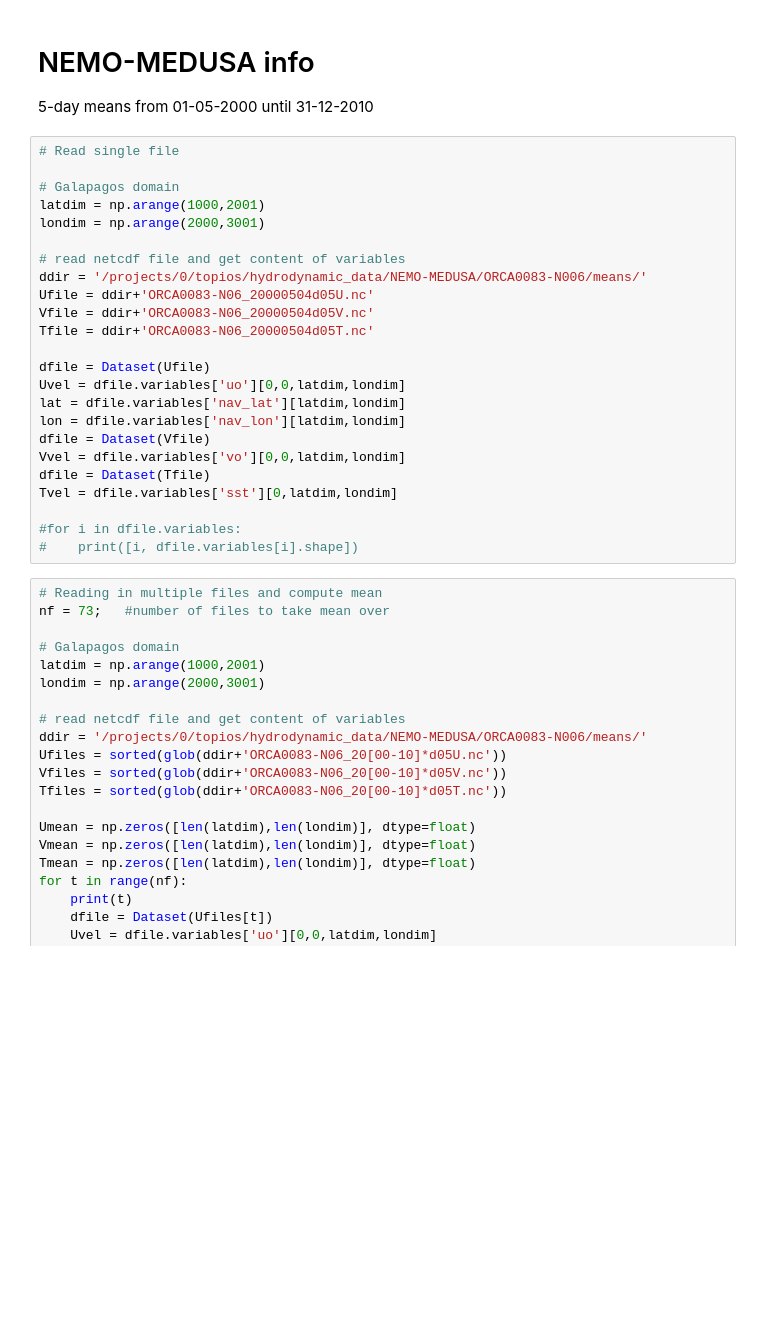
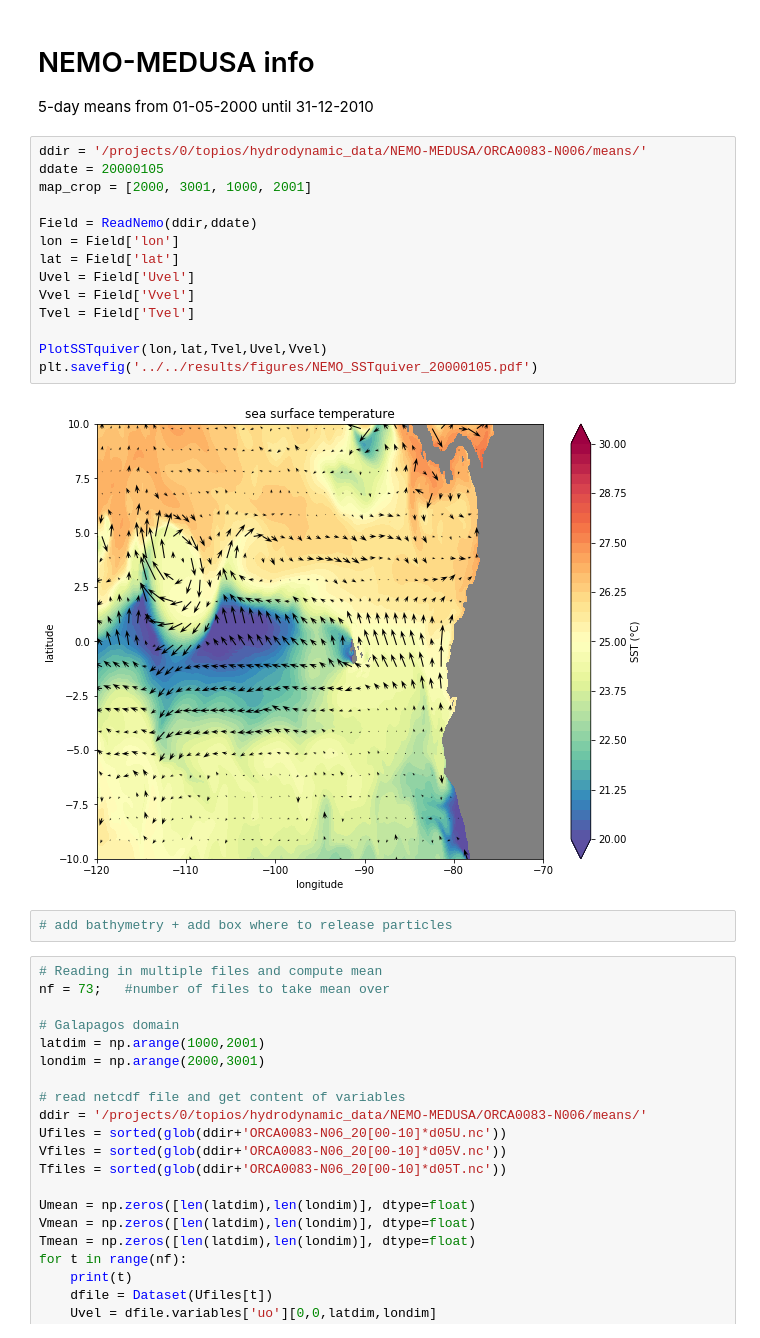
Before and after one commit to SLYpma/GalapagosProject, a Jupyter notebook: scripts/analysis/NEMOfields.ipynb, the cells around one changed output. Drawn from its saved outputs; the diff is of its cells as text; blank space fills up the shorter version.

Commit message:
added quiverSST plot

```diff
--- a/scripts/analysis/NEMOfields.ipynb
+++ b/scripts/analysis/NEMOfields.ipynb
@@ -15,30 +17,24 @@ from ParticlePlotFunctions import *
 # NEMO-MEDUSA info
 
 5-day means from 01-05-2000 until 31-12-2010
-# %%
-# Read single file
-
-# Galapagos domain
-latdim = np.arange(1000,2001)
-londim = np.arange(2000,3001)
-
-# read netcdf file and get content of variables
-ddir = '/projects/0/topios/hydrodynamic_data/NEMO-MEDUSA/ORCA0083-N006/means/'
-Ufile = ddir+'ORCA0083-N06_20000504d05U.nc'
-Vfile = ddir+'ORCA0083-N06_20000504d05V.nc'
-Tfile = ddir+'ORCA0083-N06_20000504d05T.nc'
-
-dfile = Dataset(Ufile)
-Uvel = dfile.variables['uo'][0,0,latdim,londim]
-lat = dfile.variables['nav_lat'][latdim,londim]
-lon = dfile.variables['nav_lon'][latdim,londim]
-dfile = Dataset(Vfile)
-Vvel = dfile.variables['vo'][0,0,latdim,londim]
-dfile = Dataset(Tfile)
-Tvel = dfile.variables['sst'][0,latdim,londim]
-
-#for i in dfile.variables:
-#    print([i, dfile.variables[i].shape])
+# %%
+ddir = '/projects/0/topios/hydrodynamic_data/NEMO-MEDUSA/ORCA0083-N006/means/'
+ddate = 20000105
+map_crop = [2000, 3001, 1000, 2001]
+
+Field = ReadNemo(ddir,ddate)
+lon = Field['lon']
+lat = Field['lat']
+Uvel = Field['Uvel']
+Vvel = Field['Vvel']
+Tvel = Field['Tvel']
+
+PlotSSTquiver(lon,lat,Tvel,Uvel,Vvel)
+plt.savefig('../../results/figures/NEMO_SSTquiver_20000105.pdf')
+# %% [output]
+[figure, added]
+# %%
+# add bathymetry + add box where to release particles
 # %%
 # Reading in multiple files and compute mean
 nf = 73;   #number of files to take mean over
```
Also changed, not shown: parts of 3 cells of this notebook.
